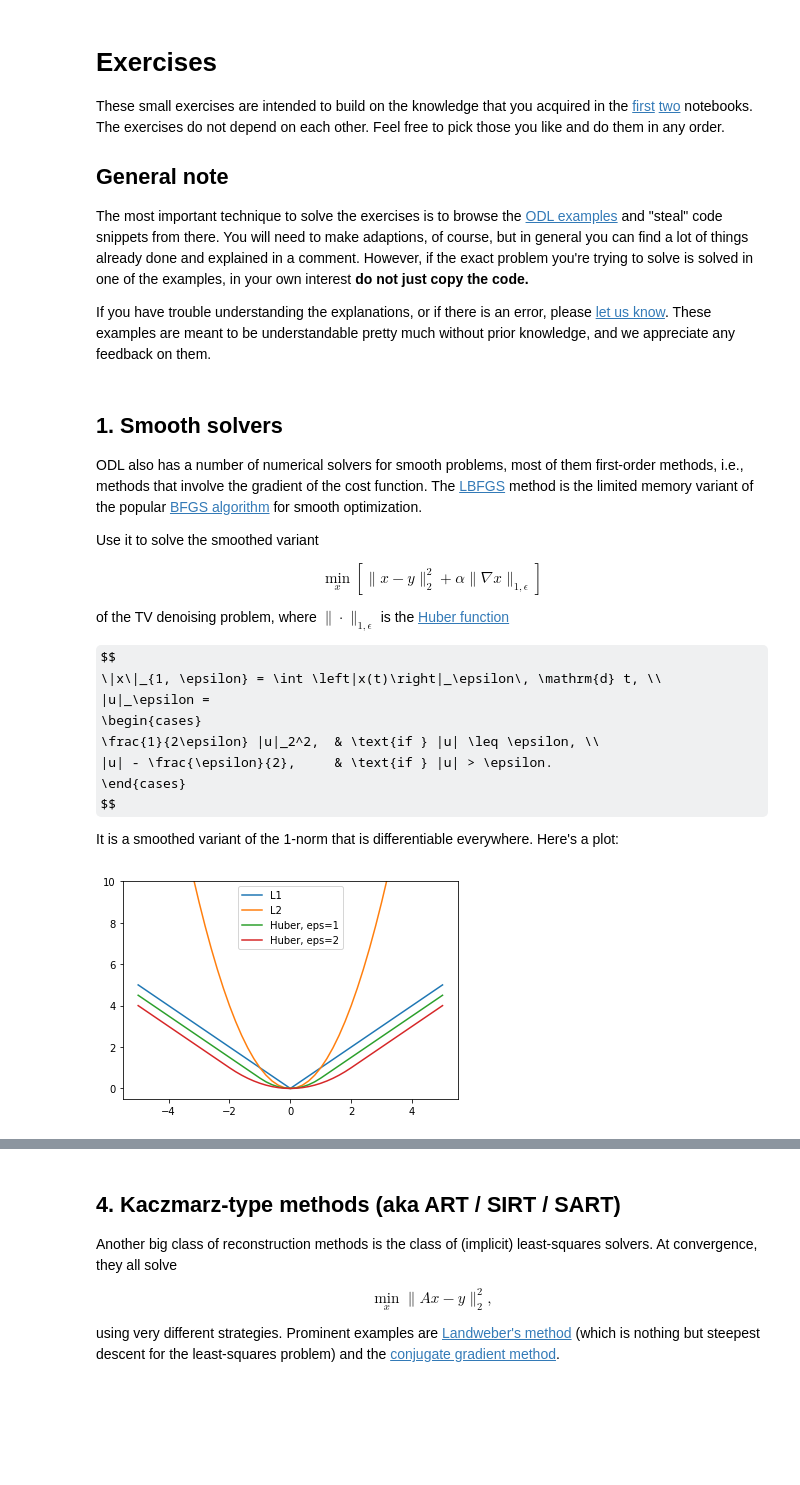
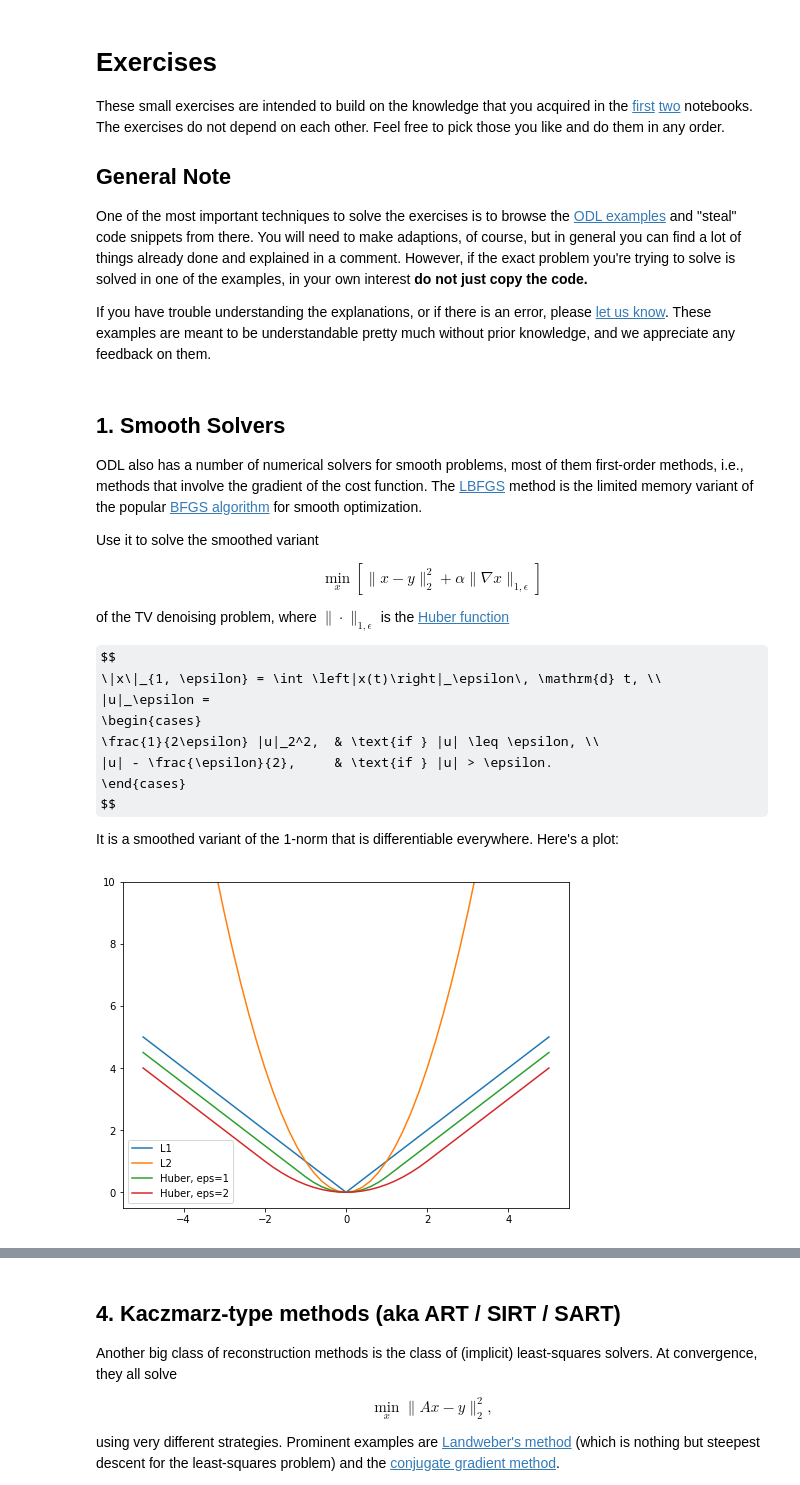
Before and after one commit to kohr-h/astra_odl_workshop, a Jupyter notebook: 3_exercises.ipynb, the cells around one changed output, grey strips where cells are left out. Cells and saved outputs as stored; diff of their text form; code cells hidden in the pictures; some formulas as TeX source; blank space fills up the shorter version.

```diff
--- a/3_exercises.ipynb
+++ b/3_exercises.ipynb
@@ -3,13 +3,13 @@
 
 These small exercises are intended to build on the knowledge that you acquired in the [first](part1_tv_denoising.ipynb) [two](part1_using_a_different_solver.ipynb) notebooks. The exercises do not depend on each other. Feel free to pick those you like and do them in any order.
 
-## General note
+## General Note
 
-The most important technique to solve the exercises is to browse the [ODL examples](https://github.com/odlgroup/odl/tree/master/examples) and "steal" code snippets from there. You will need to make adaptions, of course, but in general you can find a lot of things already done and explained in a comment. However, if the exact problem you're trying to solve is solved in one of the examples, in your own interest **do not just copy the code.**
+One of the most important techniques to solve the exercises is to browse the [ODL examples](https://github.com/odlgroup/odl/tree/master/examples) and "steal" code snippets from there. You will need to make adaptions, of course, but in general you can find a lot of things already done and explained in a comment. However, if the exact problem you're trying to solve is solved in one of the examples, in your own interest **do not just copy the code.**
 
 If you have trouble understanding the explanations, or if there is an error, please [let us know](https://github.com/odlgroup/odl/issues). These examples are meant to be understandable pretty much without prior knowledge, and we appreciate any feedback on them.
 # %% [markdown]
-## 1. Smooth solvers
+## 1. Smooth Solvers
 
 ODL also has a number of numerical solvers for smooth problems, most of them first-order methods, i.e., methods that involve the gradient of the cost function. The [LBFGS](https://github.com/odlgroup/odl/blob/ad32a286b69f34260d4428d7282b4058ed2e2603/odl/solvers/smooth/newton.py#L247-L487) method is the limited memory variant of the popular [BFGS algorithm](https://en.wikipedia.org/wiki/Broyden%E2%80%93Fletcher%E2%80%93Goldfarb%E2%80%93Shanno_algorithm) for smooth optimization.
 
@@ -34,30 +34,30 @@ It is a smoothed variant of the 1-norm that is differentiable everywhere. Here's
 # %%
 %matplotlib inline
 import matplotlib.pyplot as plt
 import numpy as np
 
 def huber(t, eps):
     x = np.empty_like(t)
     x[abs(t) <= eps] = abs(t[abs(t) <= eps] ** 2) / (2 * eps)
     x[abs(t) > eps] = abs(t[abs(t) > eps]) - eps / 2
     return x
 
 t = np.linspace(-5, 5, 51)
 l1 = np.abs(t)
 l2 = np.abs(t) ** 2
 huber_1 = huber(t, eps=1)
 huber_2 = huber(t, eps=2)
 
-plt.figure()
-plt.plot(t, l1, label='L1')
-plt.plot(t, l2, label='L2')
-plt.plot(t, huber_1, label='Huber, eps=1')
-plt.plot(t, huber_2, label='Huber, eps=2')
-plt.ylim(-0.5, 10)
+fig, ax = plt.subplots(figsize=(8, 6))
+ax.plot(t, l1, label='L1')
+ax.plot(t, l2, label='L2')
+ax.plot(t, huber_1, label='Huber, eps=1')
+ax.plot(t, huber_2, label='Huber, eps=2')
+ax.set_ylim(-0.5, 10)
 plt.legend()
-plt.show()
+pass
 # %% [output]
-[figure, old version]
+[figure, new version]
 # %% [markdown]
 ### Tasks
 
```
Also changed, not shown: parts of 3 cells of this notebook, 2 other files.
